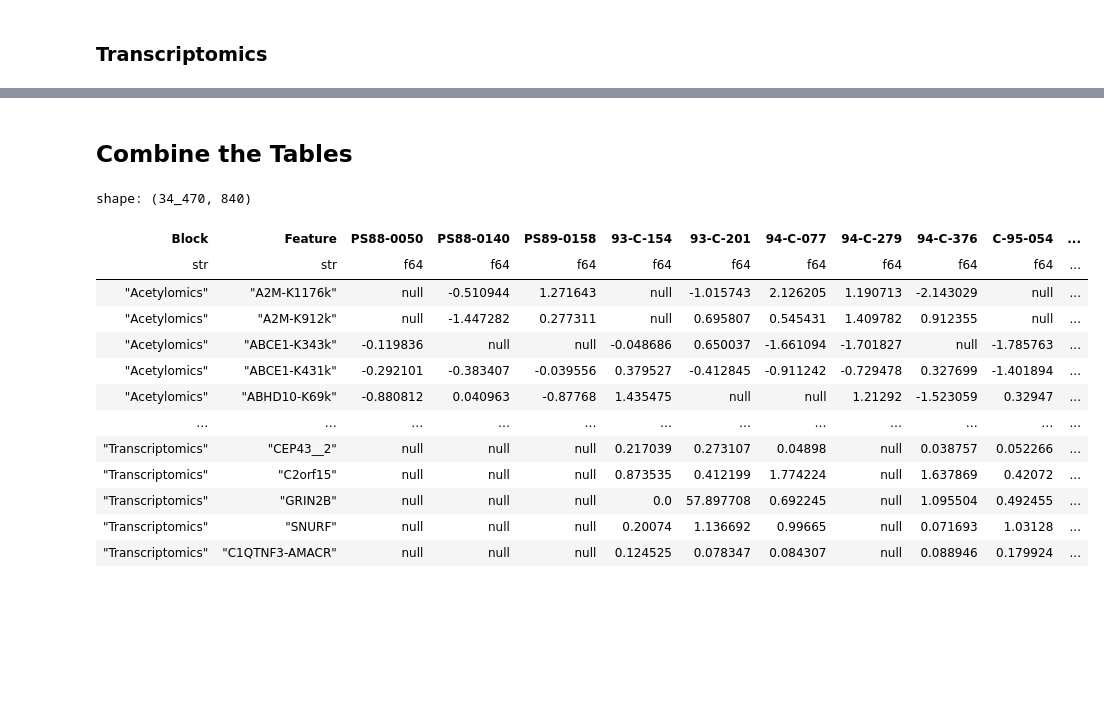
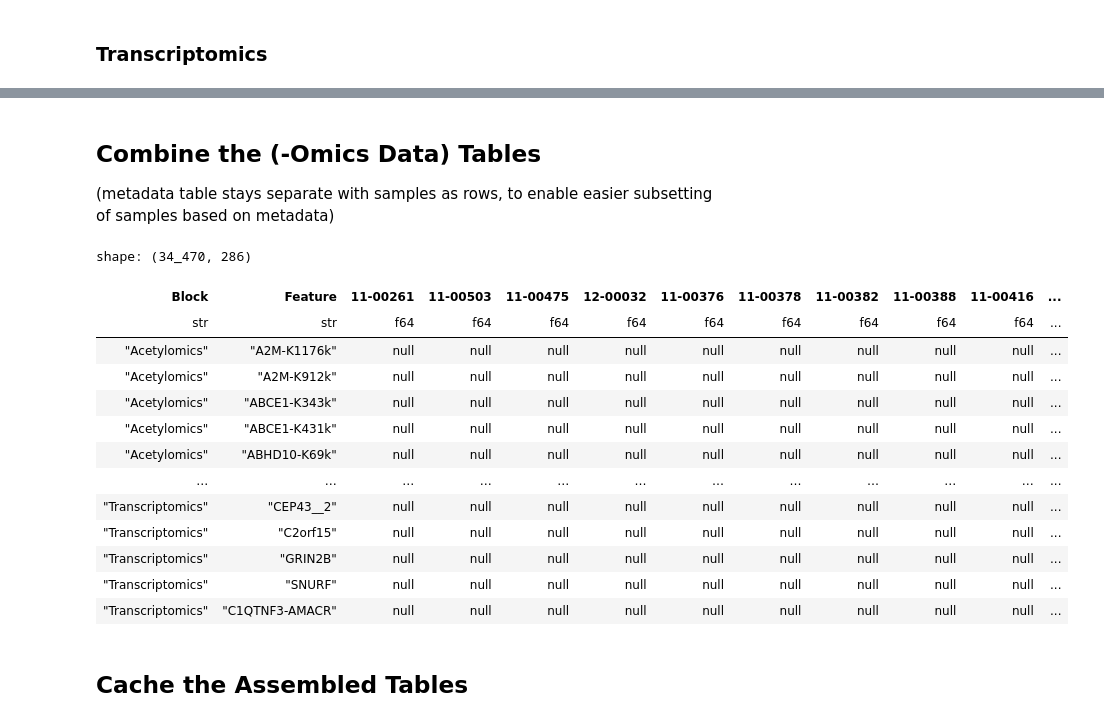
Before and after one commit to PNNL-CompBio/amlMultidrugResistance, a Jupyter notebook: aml_outcome_disparities/analysis/dylan/combined_data_table.ipynb, the cells around one changed output, grey strips where cells are left out. Drawn from its saved outputs; the diff is of its cells as text; code cells hidden in the pictures; blank space fills up the shorter version.

```diff
--- a/aml_outcome_disparities/analysis/dylan/combined_data_table.ipynb
+++ b/aml_outcome_disparities/analysis/dylan/combined_data_table.ipynb
@@ -376,33 +402,41 @@ shape: (14_372, 734)
 | "Transcriptomics" | "SNURF" | 0.122607 | 0.0 | 0.153378 | 0.454323 | 0.451547 | 0.298756 | 0.610331 | 0.137675 | 0.330213 | ... |
 | "Transcriptomics" | "C1QTNF3-AMACR" | 0.050704 | 0.083261 | 0.111002 | 0.0822 | 0.373476 | 0.015444 | 0.094651 | 0.555121 | 0.122904 | ... |
 # %% [markdown]
-## Combine the Tables
+## Combine the (-Omics Data) Tables
+(metadata table stays separate with samples as rows, to enable easier subsetting of samples based on metadata)
 # %%
-# can't cram metadata in there because some of the metadata values are strings
-combined = pl.concat(
-    [
-        acetyl,
-        lipid,
-        metab,
-        prot,
-        phospho,
-        rna
-    ],
-    how="diagonal",
+combined = (
+    pl.concat(
+        [
+            acetyl,
+            lipid,
+            metab,
+            prot,
+            phospho,
+            rna
+        ],
+        how="diagonal",
+    )
+    # keep only the sample columns that are included in the filtered metadata table
+    .select(
+        ["Block", "Feature"] + meta["Sample"].to_list()
+    )
 )
 combined
 # %% [output]
-shape: (34_470, 840)
+shape: (34_470, 286)
-| Block | Feature | PS88-0050 | PS88-0140 | PS89-0158 | 93-C-154 | 93-C-201 | 94-C-077 | 94-C-279 | 94-C-376 | C-95-054 | ... |
+| Block | Feature | 11-00261 | 11-00503 | 11-00475 | 12-00032 | 11-00376 | 11-00378 | 11-00382 | 11-00388 | 11-00416 | ... |
 | str | str | f64 | f64 | f64 | f64 | f64 | f64 | f64 | f64 | f64 | ... |
-| "Acetylomics" | "A2M-K1176k" | null | -0.510944 | 1.271643 | null | -1.015743 | 2.126205 | 1.190713 | -2.143029 | null | ... |
-| "Acetylomics" | "A2M-K912k" | null | -1.447282 | 0.277311 | null | 0.695807 | 0.545431 | 1.409782 | 0.912355 | null | ... |
-| "Acetylomics" | "ABCE1-K343k" | -0.119836 | null | null | -0.048686 | 0.650037 | -1.661094 | -1.701827 | null | -1.785763 | ... |
-| "Acetylomics" | "ABCE1-K431k" | -0.292101 | -0.383407 | -0.039556 | 0.379527 | -0.412845 | -0.911242 | -0.729478 | 0.327699 | -1.401894 | ... |
-| "Acetylomics" | "ABHD10-K69k" | -0.880812 | 0.040963 | -0.87768 | 1.435475 | null | null | 1.21292 | -1.523059 | 0.32947 | ... |
+| "Acetylomics" | "A2M-K1176k" | null | null | null | null | null | null | null | null | null | ... |
+| "Acetylomics" | "A2M-K912k" | null | null | null | null | null | null | null | null | null | ... |
+| "Acetylomics" | "ABCE1-K343k" | null | null | null | null | null | null | null | null | null | ... |
+| "Acetylomics" | "ABCE1-K431k" | null | null | null | null | null | null | null | null | null | ... |
+| "Acetylomics" | "ABHD10-K69k" | null | null | null | null | null | null | null | null | null | ... |
 | … | … | … | … | … | … | … | … | … | … | … | ... |
-| "Transcriptomics" | "CEP43__2" | null | null | null | 0.217039 | 0.273107 | 0.04898 | null | 0.038757 | 0.052266 | ... |
-| "Transcriptomics" | "C2orf15" | null | null | null | 0.873535 | 0.412199 | 1.774224 | null | 1.637869 | 0.42072 | ... |
-| "Transcriptomics" | "GRIN2B" | null | null | null | 0.0 | 57.897708 | 0.692245 | null | 1.095504 | 0.492455 | ... |
-| "Transcriptomics" | "SNURF" | null | null | null | 0.20074 | 1.136692 | 0.99665 | null | 0.071693 | 1.03128 | ... |
-| "Transcriptomics" | "C1QTNF3-AMACR" | null | null | null | 0.124525 | 0.078347 | 0.084307 | null | 0.088946 | 0.179924 | ... |
+| "Transcriptomics" | "CEP43__2" | null | null | null | null | null | null | null | null | null | ... |
+| "Transcriptomics" | "C2orf15" | null | null | null | null | null | null | null | null | null | ... |
+| "Transcriptomics" | "GRIN2B" | null | null | null | null | null | null | null | null | null | ... |
+| "Transcriptomics" | "SNURF" | null | null | null | null | null | null | null | null | null | ... |
+| "Transcriptomics" | "C1QTNF3-AMACR" | null | null | null | null | null | null | null | null | null | ... |
+# %% [markdown]
+## Cache the Assembled Tables
```
Also changed, not shown: parts of 9 cells of this notebook, 3 other files.
